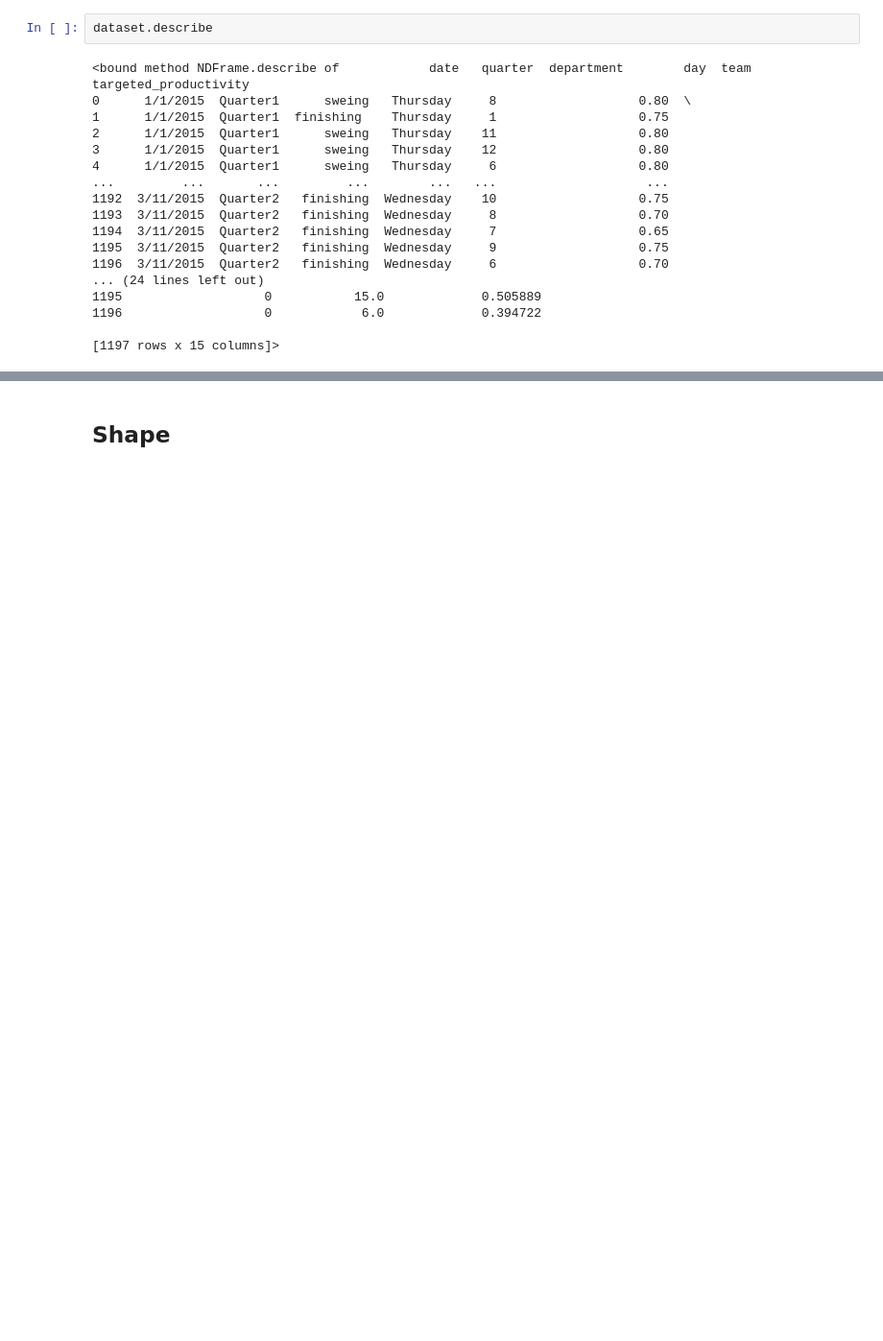
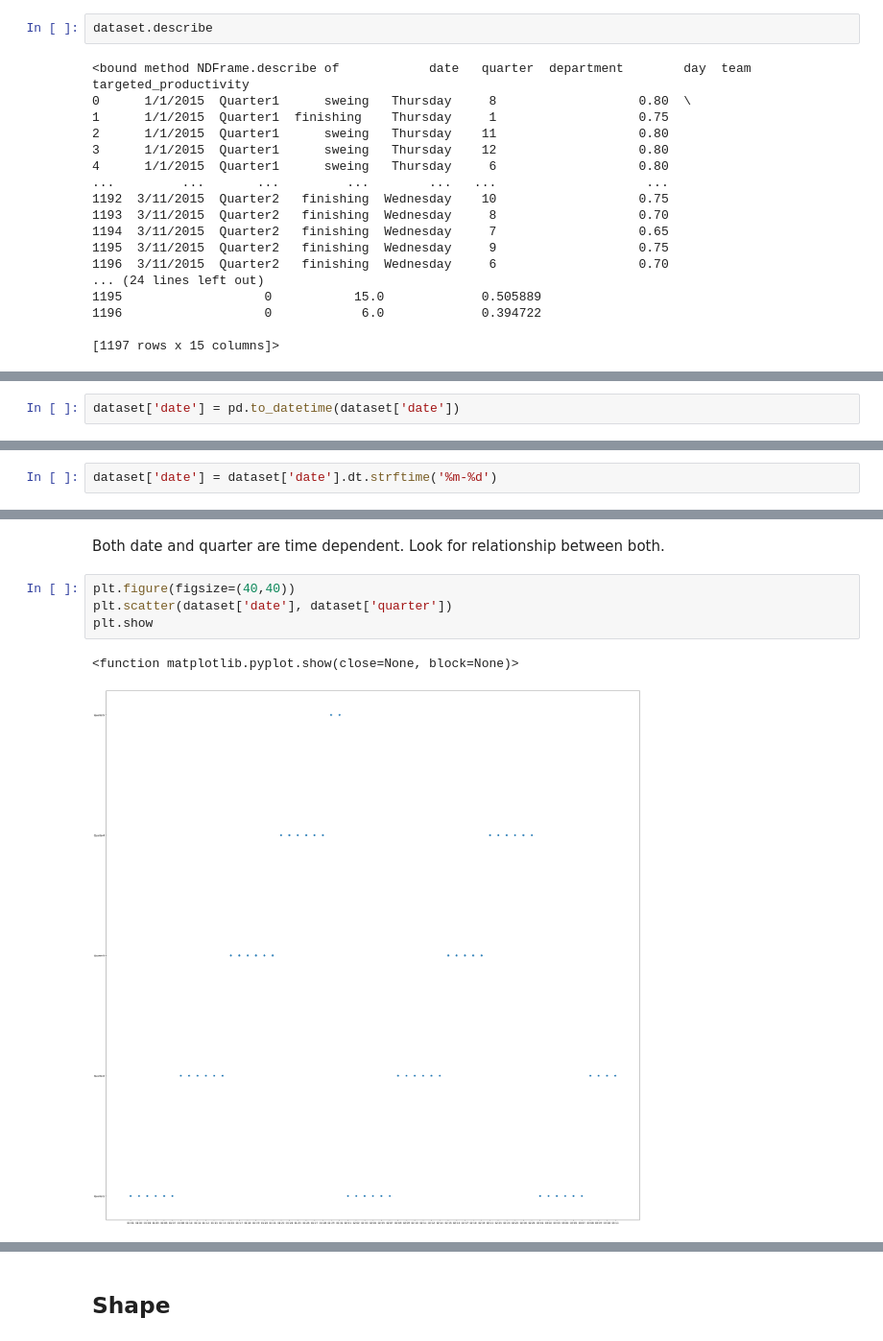
Before and after one commit to wakkevinh/CECS-456-Group-6-, a Jupyter notebook: CECS456Final.ipynb, the cells around one changed output, grey strips where cells are left out. Shown: that part at 96% size. Drawn from its saved outputs; the diff is of its cells as text; blank space fills up the shorter version.

Commit message:
Add files via upload
+ Categorical features
+ date from categorical to numeric
- no hot encoding yet for other features

```diff
--- a/CECS456Final.ipynb
+++ b/CECS456Final.ipynb
@@ -90,0 +149,2 @@ sns.pairplot(dataset)
+# %%
+dataset['date'] = pd.to_datetime(dataset['date'])
@@ -90,0 +188,2 @@ sns.pairplot(dataset)
+# %%
+dataset['date'] = dataset['date'].dt.strftime('%m-%d')
@@ -90,0 +217,9 @@ sns.pairplot(dataset)
+# %% [markdown]
+Both date and quarter are time dependent. Look for relationship between both.
+# %%
+plt.figure(figsize=(40,40))
+plt.scatter(dataset['date'], dataset['quarter'])
+plt.show
+# %% [output]
+<function matplotlib.pyplot.show(close=None, block=None)>
+[figure, added]
```
Also changed, not shown: parts of 48 cells of this notebook.
